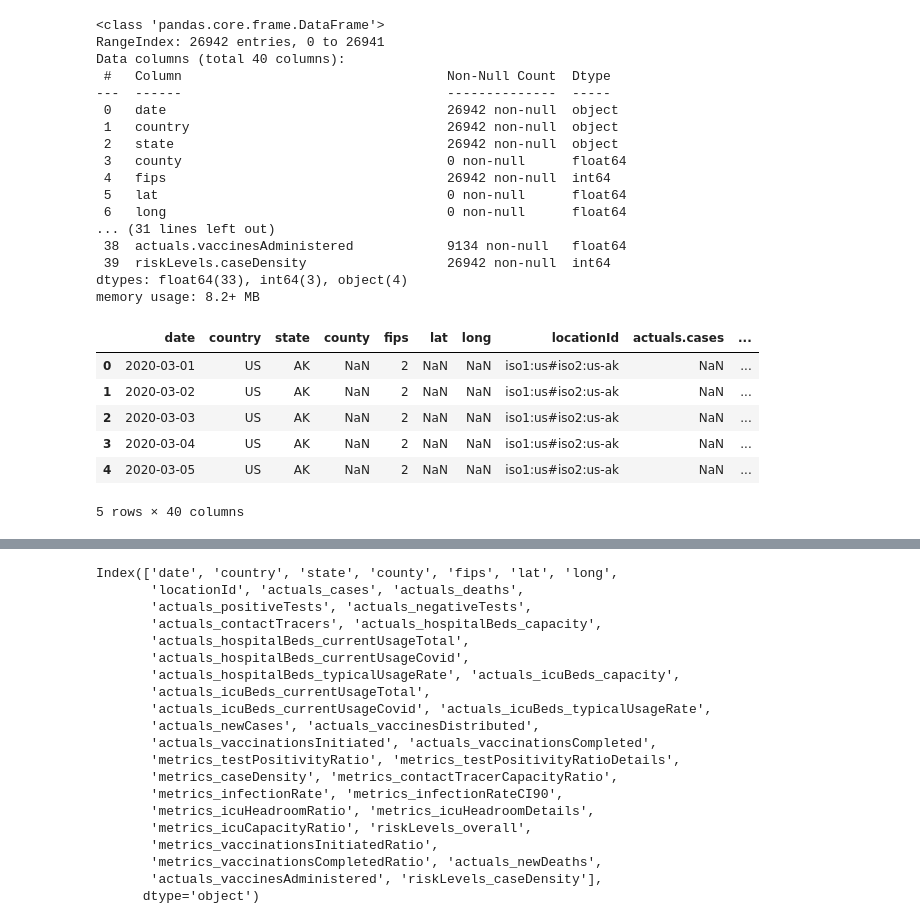
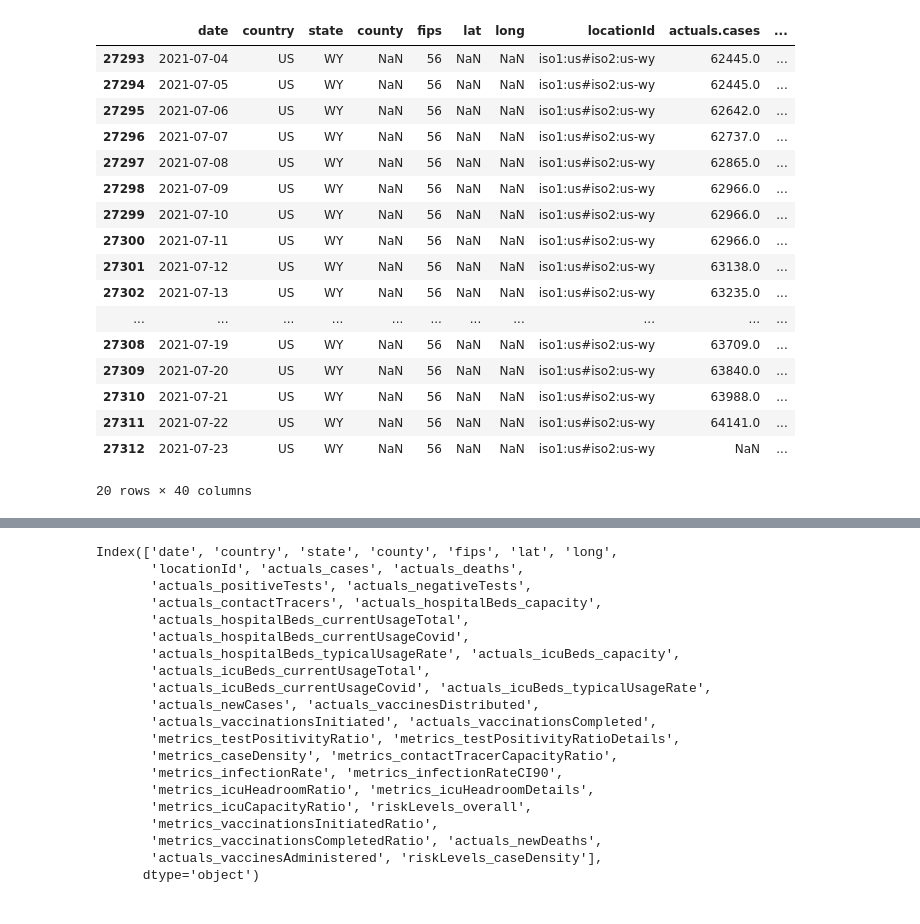
Before and after one commit to sajmera9/DS7330_COVID_Analysis, a Jupyter notebook: Covid_All_State_updated_v6-Satvik.ipynb, the cells around one changed output, grey strips where cells are left out. Drawn from its saved outputs; the diff is of its cells as text; code cells hidden in the pictures.

```diff
--- a/Covid_All_State_updated_v6-Satvik.ipynb
+++ b/Covid_All_State_updated_v6-Satvik.ipynb
@@ -24,32 +18,25 @@ ModuleNotFoundError: No module named 'theano'
 # %%
 all_state_ts_df = pd.read_csv("https://api.covidactnow.org/v2/states.timeseries.csv?apiKey=1540d77cf9a0422b88a2d90e989bbd23")
-all_state_ts_df.info()
-all_state_ts_df.head()
+all_state_ts_df.tail(20)
 # %% [output]
+|  | date | country | state | county | fips | lat | long | locationId | actuals.cases | ... |
+| 27293 | 2021-07-04 | US | WY | NaN | 56 | NaN | NaN | iso1:us#iso2:us-wy | 62445.0 | ... |
+| 27294 | 2021-07-05 | US | WY | NaN | 56 | NaN | NaN | iso1:us#iso2:us-wy | 62445.0 | ... |
+| 27295 | 2021-07-06 | US | WY | NaN | 56 | NaN | NaN | iso1:us#iso2:us-wy | 62642.0 | ... |
+| 27296 | 2021-07-07 | US | WY | NaN | 56 | NaN | NaN | iso1:us#iso2:us-wy | 62737.0 | ... |
+| 27297 | 2021-07-08 | US | WY | NaN | 56 | NaN | NaN | iso1:us#iso2:us-wy | 62865.0 | ... |
+| 27298 | 2021-07-09 | US | WY | NaN | 56 | NaN | NaN | iso1:us#iso2:us-wy | 62966.0 | ... |
+| 27299 | 2021-07-10 | US | WY | NaN | 56 | NaN | NaN | iso1:us#iso2:us-wy | 62966.0 | ... |
+| 27300 | 2021-07-11 | US | WY | NaN | 56 | NaN | NaN | iso1:us#iso2:us-wy | 62966.0 | ... |
+| 27301 | 2021-07-12 | US | WY | NaN | 56 | NaN | NaN | iso1:us#iso2:us-wy | 63138.0 | ... |
+| 27302 | 2021-07-13 | US | WY | NaN | 56 | NaN | NaN | iso1:us#iso2:us-wy | 63235.0 | ... |
+| ... | ... | ... | ... | ... | ... | ... | ... | ... | ... | ... |
+| 27308 | 2021-07-19 | US | WY | NaN | 56 | NaN | NaN | iso1:us#iso2:us-wy | 63709.0 | ... |
+| 27309 | 2021-07-20 | US | WY | NaN | 56 | NaN | NaN | iso1:us#iso2:us-wy | 63840.0 | ... |
+| 27310 | 2021-07-21 | US | WY | NaN | 56 | NaN | NaN | iso1:us#iso2:us-wy | 63988.0 | ... |
+| 27311 | 2021-07-22 | US | WY | NaN | 56 | NaN | NaN | iso1:us#iso2:us-wy | 64141.0 | ... |
+| 27312 | 2021-07-23 | US | WY | NaN | 56 | NaN | NaN | iso1:us#iso2:us-wy | NaN | ... |
-<class 'pandas.core.frame.DataFrame'>
-RangeIndex: 26942 entries, 0 to 26941
-Data columns (total 40 columns):
- #   Column                                  Non-Null Count  Dtype
----  ------                                  --------------  -----
- 0   date                                    26942 non-null  object
- 1   country                                 26942 non-null  object
- 2   state                                   26942 non-null  object
- 3   county                                  0 non-null      float64
- 4   fips                                    26942 non-null  int64
- 5   lat                                     0 non-null      float64
- 6   long                                    0 non-null      float64
-... (31 lines left out)
- 38  actuals.vaccinesAdministered            9134 non-null   float64
- 39  riskLevels.caseDensity                  26942 non-null  int64
-dtypes: float64(33), int64(3), object(4)
-memory usage: 8.2+ MB
+20 rows × 40 columns
-|  | date | country | state | county | fips | lat | long | locationId | actuals.cases | ... |
-| 0 | 2020-03-01 | US | AK | NaN | 2 | NaN | NaN | iso1:us#iso2:us-ak | NaN | ... |
-| 1 | 2020-03-02 | US | AK | NaN | 2 | NaN | NaN | iso1:us#iso2:us-ak | NaN | ... |
-| 2 | 2020-03-03 | US | AK | NaN | 2 | NaN | NaN | iso1:us#iso2:us-ak | NaN | ... |
-| 3 | 2020-03-04 | US | AK | NaN | 2 | NaN | NaN | iso1:us#iso2:us-ak | NaN | ... |
-| 4 | 2020-03-05 | US | AK | NaN | 2 | NaN | NaN | iso1:us#iso2:us-ak | NaN | ... |
-5 rows × 40 columns
 # %%
 all_state_ts_df_MYSQL =pd.DataFrame(all_state_ts_df)
 all_state_ts_df_MYSQL['date'] = pd.to_datetime(all_state_ts_df_MYSQL['date'])
```
Also changed, not shown: parts of 5 cells of this notebook, 15 other files.
